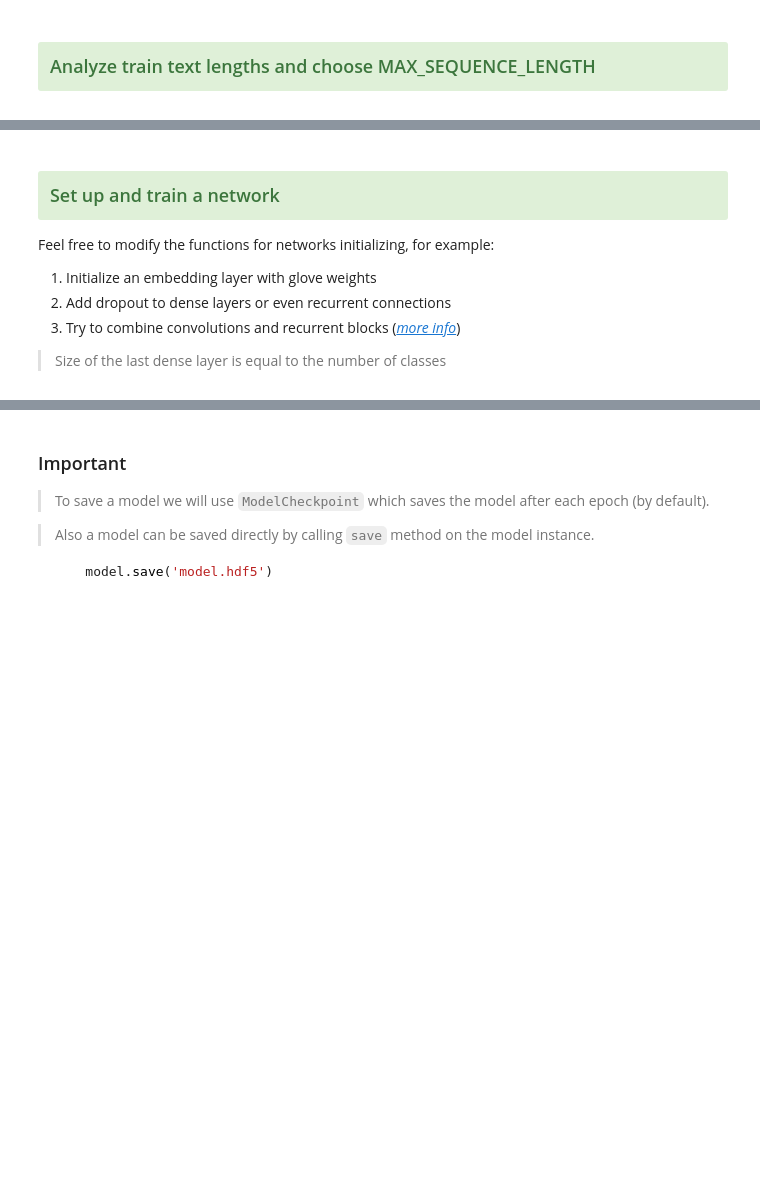
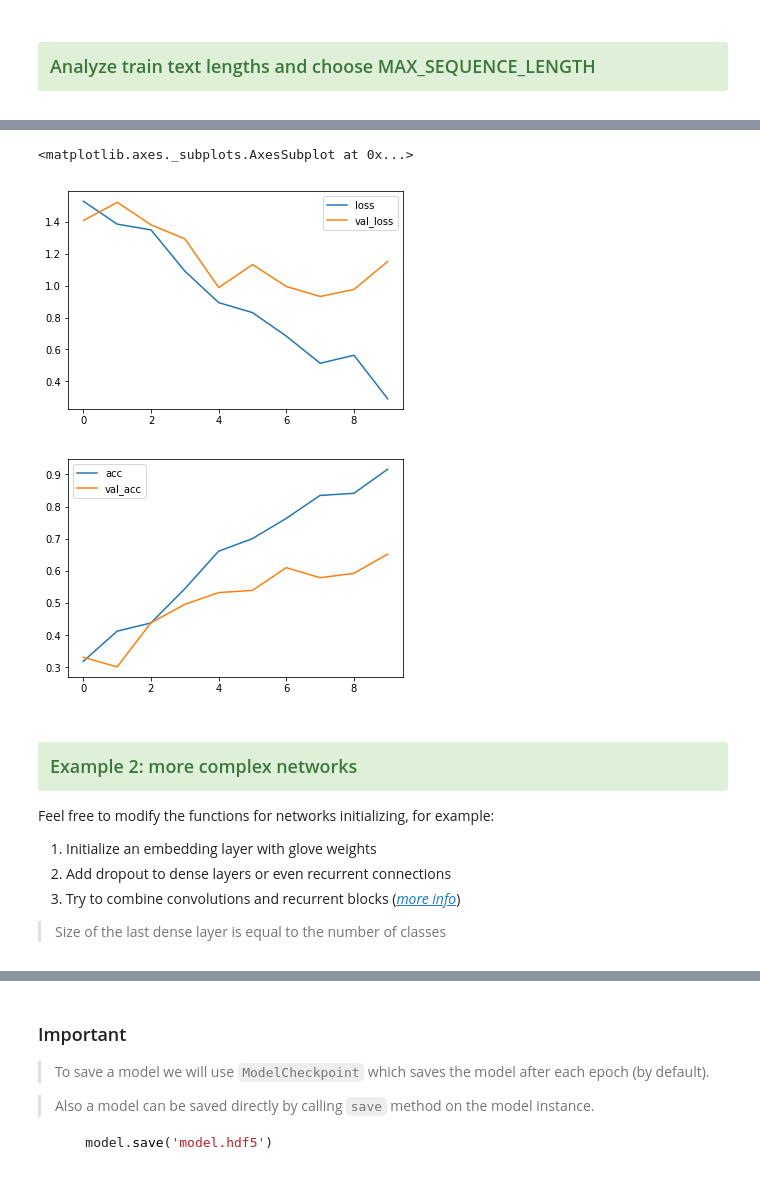
Before and after one commit to rjaffk/tensorby, a Jupyter notebook: lecture_nn_2/02_text_classification/keras_for_text_classification_example.ipynb, the cells around one changed output, grey strips where cells are left out. Saved outputs shown, nothing was run; the diff lists cells and outputs as text; code cells hidden in the pictures; blank space fills up the shorter version.

```diff
--- a/lecture_nn_2/02_text_classification/keras_for_text_classification_example.ipynb
+++ b/lecture_nn_2/02_text_classification/keras_for_text_classification_example.ipynb
@@ -201,5 +330,14 @@ X_test = pad_sequences(test_texts_encoded, MAX_SEQUENCE_LENGTH)
+# %%
+df = pd.DataFrame(Out[23].history)
+
+df[['loss', 'val_loss']].plot()
+df[['acc', 'val_acc']].plot()
+# %% [output]
+<matplotlib.axes._subplots.AxesSubplot at 0x...>
+[figure, added]
+[figure, added]
 # %% [markdown]
-### <div class="alert alert-block alert-success">Set up and train a network</div>
+### <div class="alert alert-block alert-success">Example 2: more complex networks</div>
 Feel free to modify the functions for networks initializing, for example:
 1. Initialize an embedding layer with glove weights
 2. Add dropout to dense layers or even recurrent connections
```
Also changed, not shown: parts of 23 cells of this notebook.
